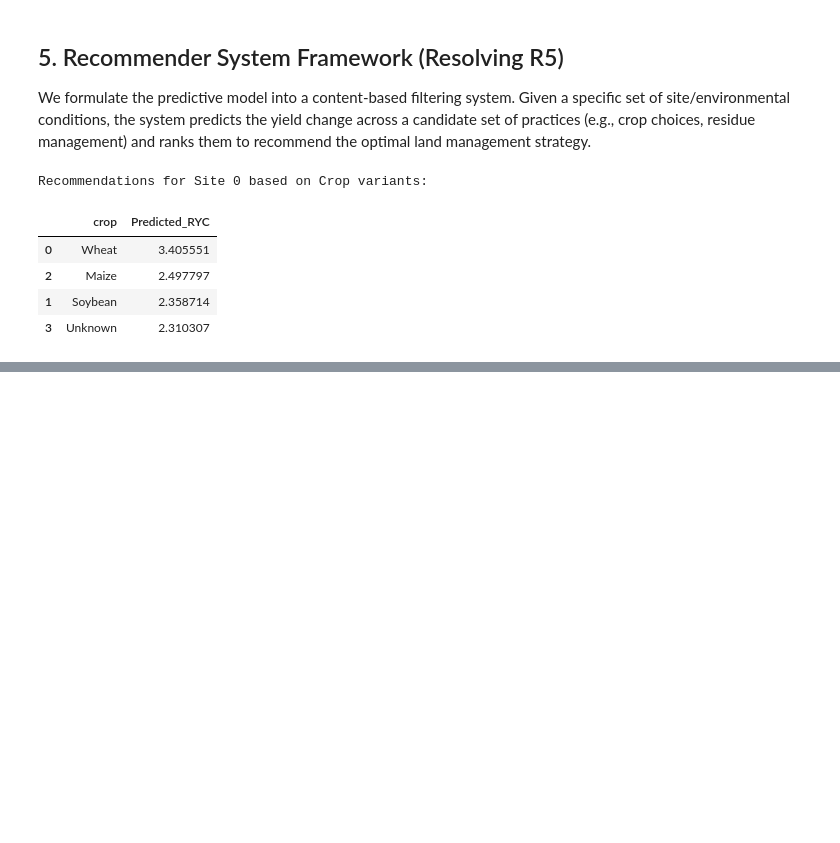
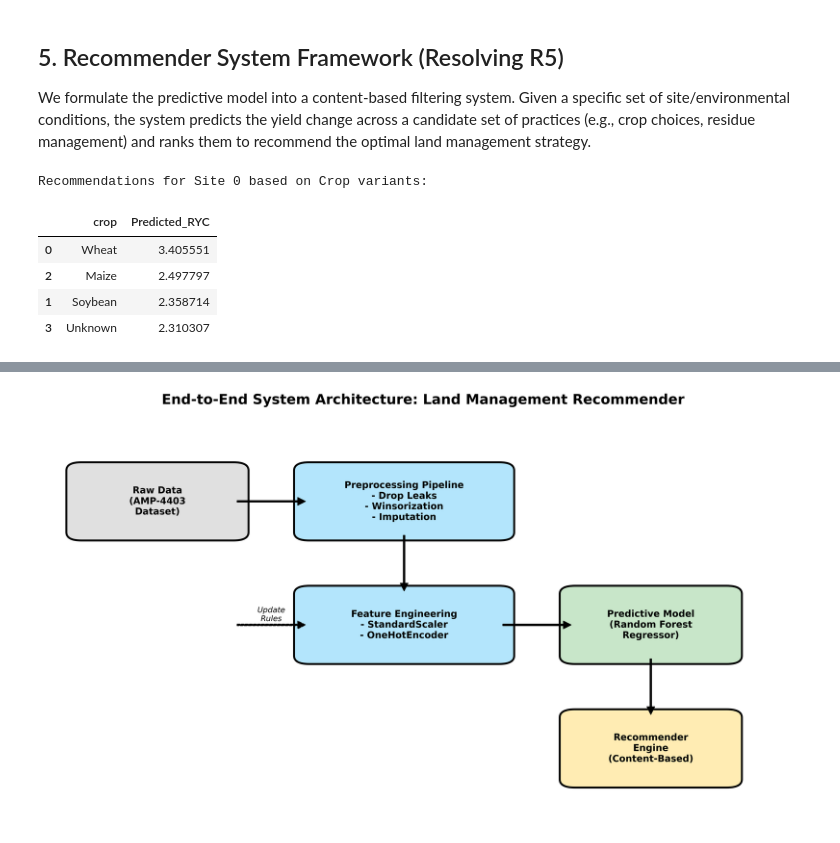
Before and after one commit to NCMFN/ClaudeCode, a Jupyter notebook: notebook.ipynb, the cells around one changed output, grey strips where cells are left out. Cells and saved outputs as stored; diff of their text form; code cells hidden in the pictures; blank space fills up the shorter version.

```diff
--- a/notebook.ipynb
+++ b/notebook.ipynb
@@ -392,0 +413,65 @@ Recommendations for Site 0 based on Crop variants:
+# %%
+import matplotlib.pyplot as plt
+import matplotlib.patches as mpatches
+
+fig, ax = plt.subplots(figsize=(14, 8), dpi=400)
+ax.set_xlim(0, 10)
+ax.set_ylim(0, 10)
+ax.axis('off')
+
+# Helper function for drawing rounded rectangles
+def draw_box(x, y, width, height, text, facecolor, edgecolor):
+    box = mpatches.FancyBboxPatch((x, y), width, height,
+                                  boxstyle="round,pad=0.2,rounding_size=0.2",
+                                  facecolor=facecolor, edgecolor=edgecolor, lw=2.5)
+    ax.add_patch(box)
+    ax.text(x + width/2, y + height/2, text, ha='center', va='center', fontsize=12, fontweight='bold', wrap=True)
+
+# Define blocks
+# Colors: neutral/light grey for data/processing, colored for model/output
+c_data = '#E0E0E0'
+c_proc = '#B3E5FC'
+c_model = '#C8E6C9'
+c_out = '#FFECB3'
+
+# Data Ingestion
+draw_box(0.5, 7, 2, 1.5, "Raw Data\n(AMP-4403\nDataset)", c_data, 'black')
+
+# Preprocessing
+draw_box(3.5, 7, 2.5, 1.5, "Preprocessing Pipeline\n- Drop Leaks\n- Winsorization\n- Imputation", c_proc, 'black')
+
+# Feature Engineering
+draw_box(3.5, 4, 2.5, 1.5, "Feature Engineering\n- StandardScaler\n- OneHotEncoder", c_proc, 'black')
+
+# Modeling
+draw_box(7, 4, 2, 1.5, "Predictive Model\n(Random Forest\nRegressor)", c_model, 'black')
+
+# Recommender
+draw_box(7, 1, 2, 1.5, "Recommender\nEngine\n(Content-Based)", c_out, 'black')
+
+# Arrows
+arrow_props = dict(facecolor='black', edgecolor='black', width=2, headwidth=10, headlength=10, shrink=0.05)
+
+# Data -> Preprocessing
+ax.annotate('', xy=(3.5, 7.75), xytext=(2.5, 7.75), arrowprops=arrow_props)
+
+# Preprocessing -> Feature Engineering
+ax.annotate('', xy=(4.75, 5.5), xytext=(4.75, 7), arrowprops=arrow_props)
+
+# Feature Engineering -> Modeling
+ax.annotate('', xy=(7, 4.75), xytext=(6, 4.75), arrowprops=arrow_props)
+
+# Modeling -> Recommender
+ax.annotate('', xy=(8, 2.5), xytext=(8, 4), arrowprops=arrow_props)
+
+# Feedback loop
+ax.annotate('', xy=(3.5, 4.75), xytext=(2.5, 4.75),
+            arrowprops=dict(facecolor='black', edgecolor='black', width=2, headwidth=10, headlength=10, shrink=0.05, linestyle='dashed'))
+ax.text(3, 5, 'Update\nRules', ha='center', va='center', fontsize=10, fontstyle='italic')
+
+plt.title('End-to-End System Architecture: Land Management Recommender', fontsize=18, fontweight='bold')
+plt.tight_layout()
+plt.savefig('system_architecture.png', dpi=400, bbox_inches='tight')
+plt.show()
+# %% [output]
+[figure, added]
```
Also changed, not shown: parts of 3 cells of this notebook, 2 other files.
